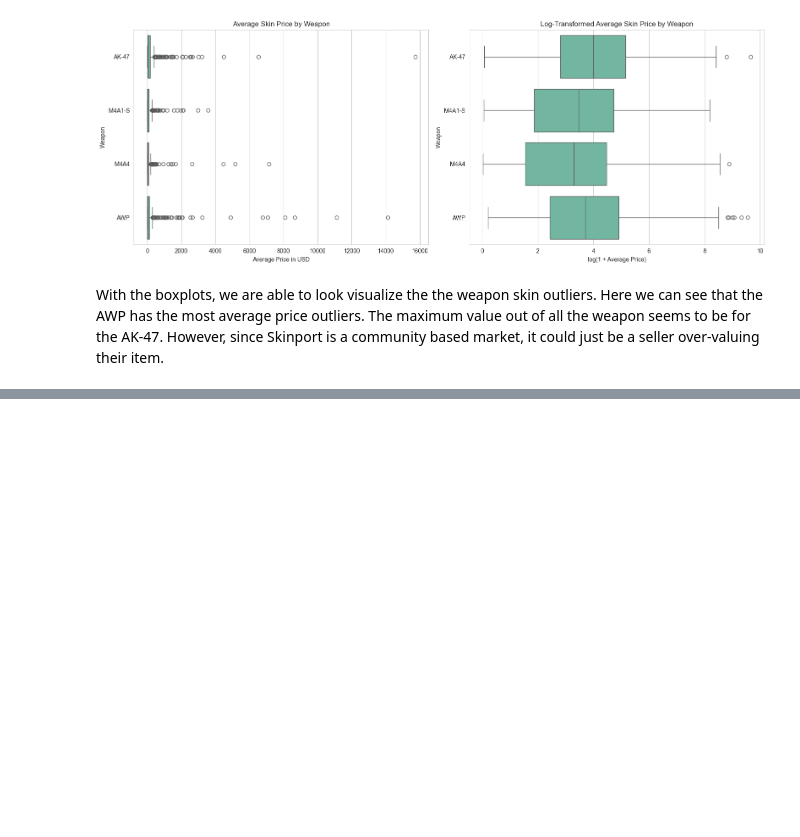
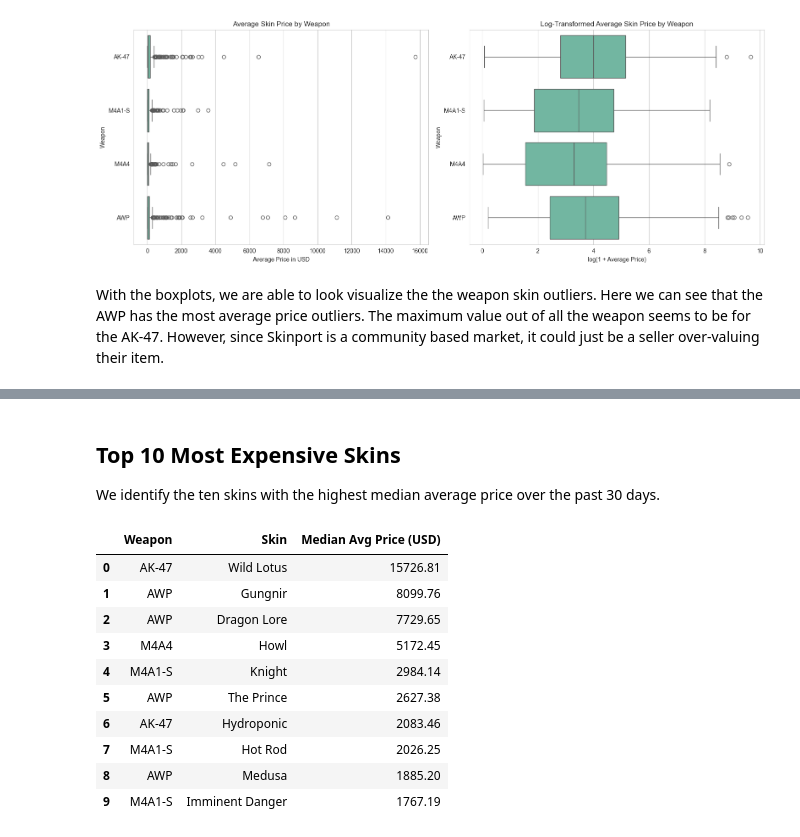
Before and after one commit to Taiac1/PSTAT-100-Final-Project, a Jupyter notebook: notebooks/final_report.ipynb, the cells around one changed output, grey strips where cells are left out. Drawn from its saved outputs; the diff is of its cells as text; code cells hidden in the pictures; blank space fills up the shorter version.

```diff
--- a/notebooks/final_report.ipynb
+++ b/notebooks/final_report.ipynb
@@ -574,0 +569,27 @@ KeyError: 'skin'
+# %% [markdown]
+## Top 10 Most Expensive Skins
+
+We identify the ten skins with the highest median average price over the past 30 days.
+# %%
+top10 = (
+    df.groupby(['weapon', 'skin_name'])['avg']
+    .median()
+    .sort_values(ascending=False)
+    .head(10)
+    .reset_index()
+)
+top10.columns = ['Weapon', 'Skin', 'Median Avg Price (USD)']
+top10['Median Avg Price (USD)'] = top10['Median Avg Price (USD)'].round(2)
+top10
+# %% [output]
+|  | Weapon | Skin | Median Avg Price (USD) |
+| 0 | AK-47 | Wild Lotus | 15726.81 |
+| 1 | AWP | Gungnir | 8099.76 |
+| 2 | AWP | Dragon Lore | 7729.65 |
+| 3 | M4A4 | Howl | 5172.45 |
+| 4 | M4A1-S | Knight | 2984.14 |
+| 5 | AWP | The Prince | 2627.38 |
+| 6 | AK-47 | Hydroponic | 2083.46 |
+| 7 | M4A1-S | Hot Rod | 2026.25 |
+| 8 | AWP | Medusa | 1885.20 |
+| 9 | M4A1-S | Imminent Danger | 1767.19 |
```
Also changed, not shown: parts of 22 cells of this notebook, 2 other files.
